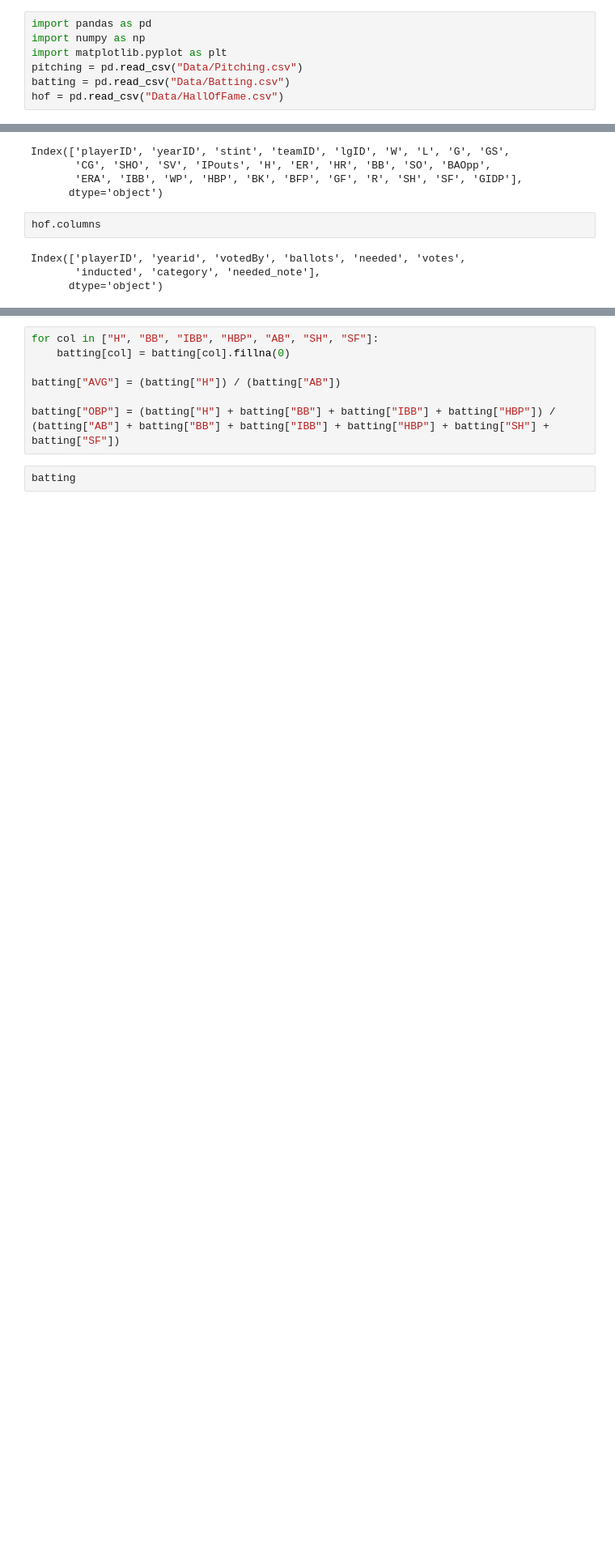
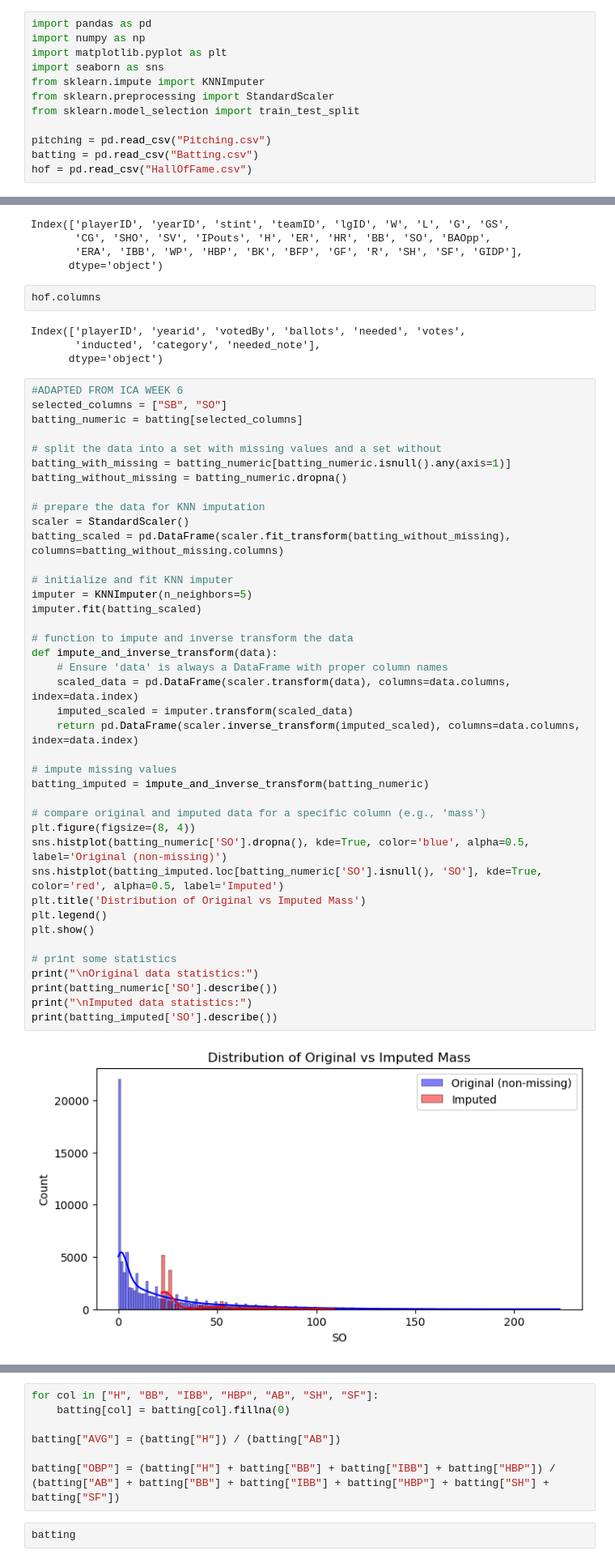
Before and after one commit to EthanLabombard/cmse830_fds, a Jupyter notebook: Project/Data/Data_Cleaning.ipynb, the cells around one changed output, grey strips where cells are left out. Shown at 81% size. Drawn from its saved outputs; the diff is of its cells as text; blank space fills up the shorter version.

```diff
--- a/Project/Data/Data_Cleaning.ipynb
+++ b/Project/Data/Data_Cleaning.ipynb
@@ -4,9 +4,14 @@
 import pandas as pd
 import numpy as np
 import matplotlib.pyplot as plt
-pitching = pd.read_csv("Data/Pitching.csv")
-batting = pd.read_csv("Data/Batting.csv")
-hof = pd.read_csv("Data/HallOfFame.csv")
+import seaborn as sns
+from sklearn.impute import KNNImputer
+from sklearn.preprocessing import StandardScaler
+from sklearn.model_selection import train_test_split
+
+pitching = pd.read_csv("Pitching.csv")
+batting = pd.read_csv("Batting.csv")
+hof = pd.read_csv("HallOfFame.csv")
 # %%
 batting.columns
 # %% [output]
@@ -27,3 +32,45 @@ hof.columns
 Index(['playerID', 'yearid', 'votedBy', 'ballots', 'needed', 'votes',
        'inducted', 'category', 'needed_note'],
       dtype='object')
+# %%
+#ADAPTED FROM ICA WEEK 6
+selected_columns = ["SB", "SO"]
+batting_numeric = batting[selected_columns]
+
+# split the data into a set with missing values and a set without
+batting_with_missing = batting_numeric[batting_numeric.isnull().any(axis=1)]
+batting_without_missing = batting_numeric.dropna()
+
+# prepare the data for KNN imputation
+scaler = StandardScaler()
+batting_scaled = pd.DataFrame(scaler.fit_transform(batting_without_missing), columns=batting_without_missing.columns)
+
+# initialize and fit KNN imputer
+imputer = KNNImputer(n_neighbors=5)
+imputer.fit(batting_scaled)
+
+# function to impute and inverse transform the data
+def impute_and_inverse_transform(data):
+    # Ensure 'data' is always a DataFrame with proper column names
+    scaled_data = pd.DataFrame(scaler.transform(data), columns=data.columns, index=data.index)
+    imputed_scaled = imputer.transform(scaled_data)
+    return pd.DataFrame(scaler.inverse_transform(imputed_scaled), columns=data.columns, index=data.index)
+
+# impute missing values
+batting_imputed = impute_and_inverse_transform(batting_numeric)
+
+# compare original and imputed data for a specific column (e.g., 'mass')
+plt.figure(figsize=(8, 4))
+sns.histplot(batting_numeric['SO'].dropna(), kde=True, color='blue', alpha=0.5, label='Original (non-missing)')
+sns.histplot(batting_imputed.loc[batting_numeric['SO'].isnull(), 'SO'], kde=True, color='red', alpha=0.5, label='Imputed')
+plt.title('Distribution of Original vs Imputed Mass')
+plt.legend()
+plt.show()
+
+# print some statistics
+print("\nOriginal data statistics:")
+print(batting_numeric['SO'].describe())
+print("\nImputed data statistics:")
+print(batting_imputed['SO'].describe())
+# %% [output]
+[figure, added]
```
Also changed, not shown: parts of 1 cell of this notebook, 4 other files.
